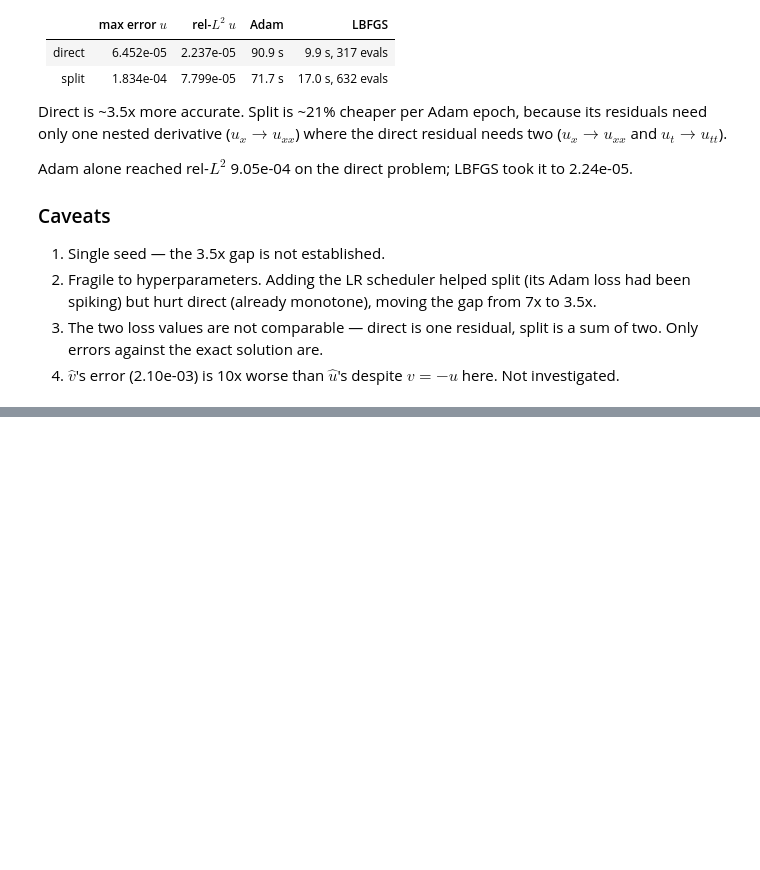
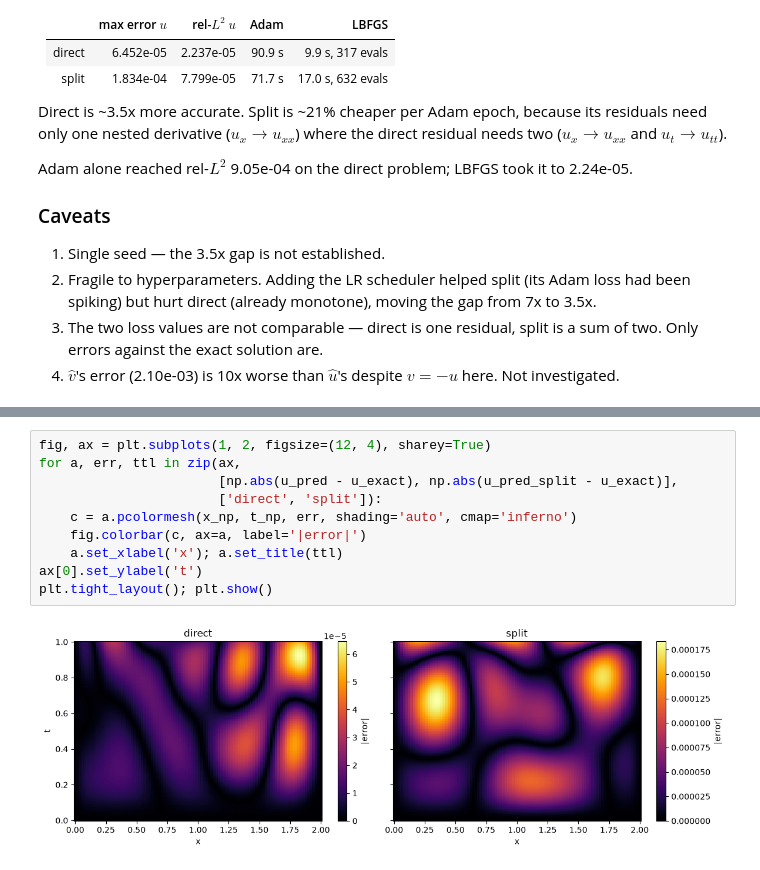
Before and after one commit to RaghavSinghal15/Scientific-ML-Study-Project, a Jupyter notebook: sine_gordon_example1.ipynb, the cells around one changed output, grey strips where cells are left out. Drawn from its saved outputs; the diff is of its cells as text; blank space fills up the shorter version.

```diff
--- a/sine_gordon_example1.ipynb
+++ b/sine_gordon_example1.ipynb
@@ -349,0 +365,12 @@ Adam alone reached rel-$L^2$ 9.05e-04 on the direct problem; LBFGS took it to
+# %%
+fig, ax = plt.subplots(1, 2, figsize=(12, 4), sharey=True)
+for a, err, ttl in zip(ax,
+                       [np.abs(u_pred - u_exact), np.abs(u_pred_split - u_exact)],
+                       ['direct', 'split']):
+    c = a.pcolormesh(x_np, t_np, err, shading='auto', cmap='inferno')
+    fig.colorbar(c, ax=a, label='|error|')
+    a.set_xlabel('x'); a.set_title(ttl)
+ax[0].set_ylabel('t')
+plt.tight_layout(); plt.show()
+# %% [output]
+[figure, added]
```
Also changed, not shown: parts of 1 cell of this notebook.
